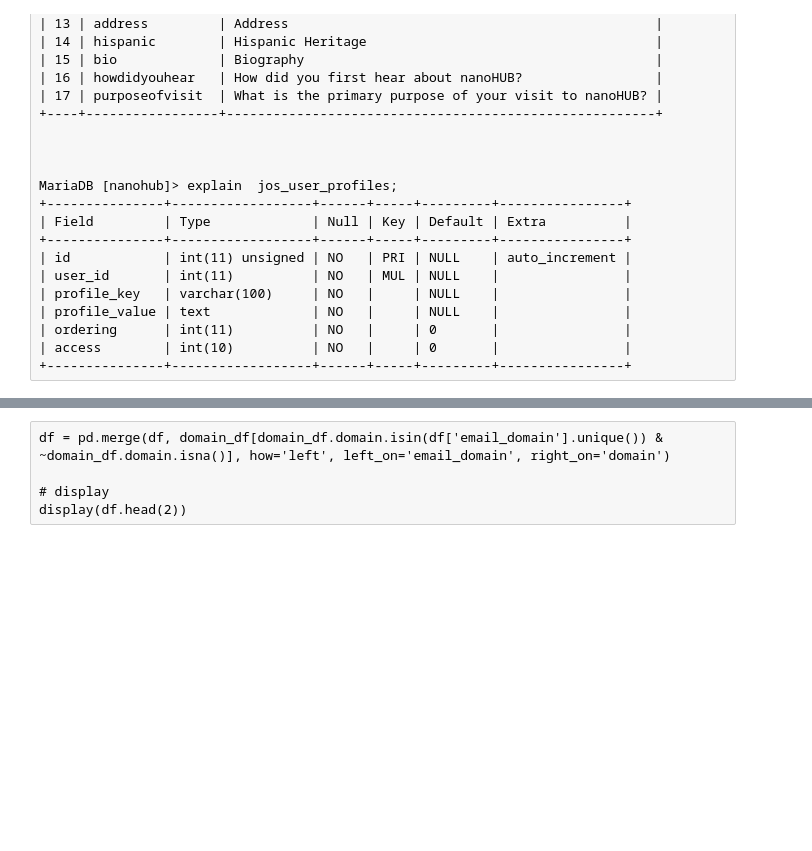
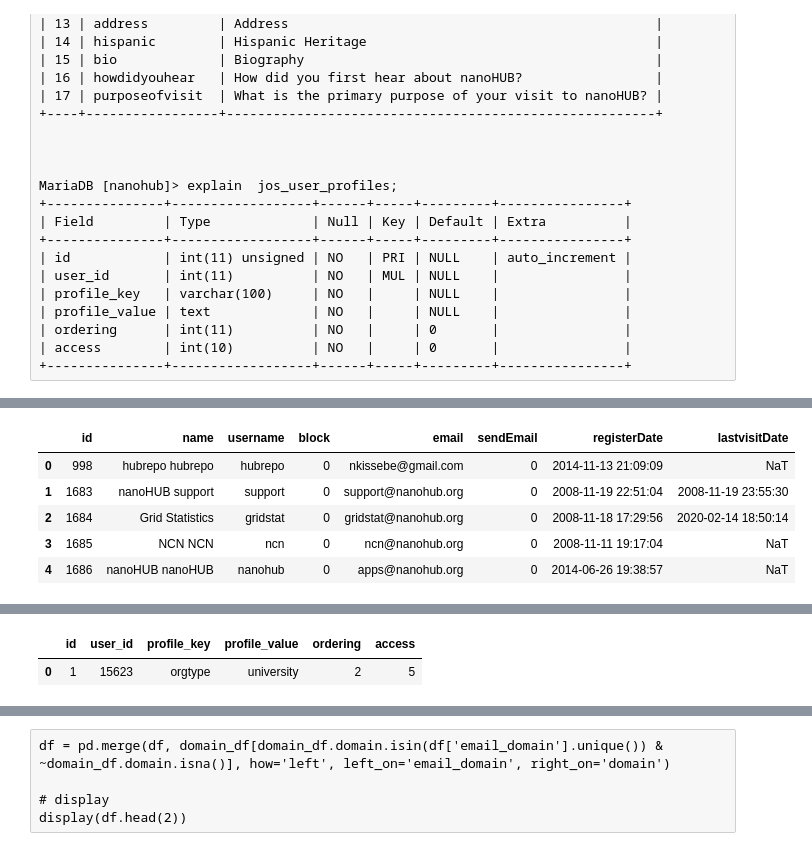
Before and after one commit to saxenap/nanohub, a Jupyter notebook: nanoHUB/pipeline/salesforce/task_user_basic_updates.ipynb, the cells around one changed output, grey strips where cells are left out. Saved outputs shown, nothing was run; the diff lists cells and outputs as text; code cells hidden in the pictures; blank space fills up the shorter version.

```diff
--- a/nanoHUB/pipeline/salesforce/task_user_basic_updates.ipynb
+++ b/nanoHUB/pipeline/salesforce/task_user_basic_updates.ipynb
@@ -91,6 +96,14 @@ df = pd.read_sql_query(sql_query, nanohub_db)
 profile_df = pd.read_sql_query("select * from jos_user_profiles where profile_key in ('orgtype', 'organization', 'orcid')", nanohub_db)
 # %%
 # display
-display(df.head(1))
+display(df.head())
+display(df.tail())
 
 display(profile_df.head(1))
+# %% [output]
+|  | id | name | username | block | email | sendEmail | registerDate | lastvisitDate |
+| 0 | 998 | hubrepo hubrepo | hubrepo | 0 | nkissebe@gmail.com | 0 | 2014-11-13 21:09:09 | NaT |
+| 1 | 1683 | nanoHUB support | support | 0 | support@nanohub.org | 0 | 2008-11-19 22:51:04 | 2008-11-19 23:55:30 |
+| 2 | 1684 | Grid Statistics | gridstat | 0 | gridstat@nanohub.org | 0 | 2008-11-18 17:29:56 | 2020-02-14 18:50:14 |
+| 3 | 1685 | NCN NCN | ncn | 0 | ncn@nanohub.org | 0 | 2008-11-11 19:17:04 | NaT |
+| 4 | 1686 | nanoHUB nanoHUB | nanohub | 0 | apps@nanohub.org | 0 | 2014-06-26 19:38:57 | NaT |
@@ -97,3 +116,5 @@ display(profile_df.head(1))
+|  | id | user_id | profile_key | profile_value | ordering | access |
+| 0 | 1 | 15623 | orgtype | university | 2 | 5 |
 # %%
 df = pd.merge(df, profile_df[profile_df['profile_key'] == 'orgtype'][['user_id', 'profile_value']],how='left', left_on='id', right_on='user_id').drop(columns=['user_id']).rename(columns={'profile_value':'orgtype'})
 
```
Also changed, not shown: parts of 22 cells of this notebook.
